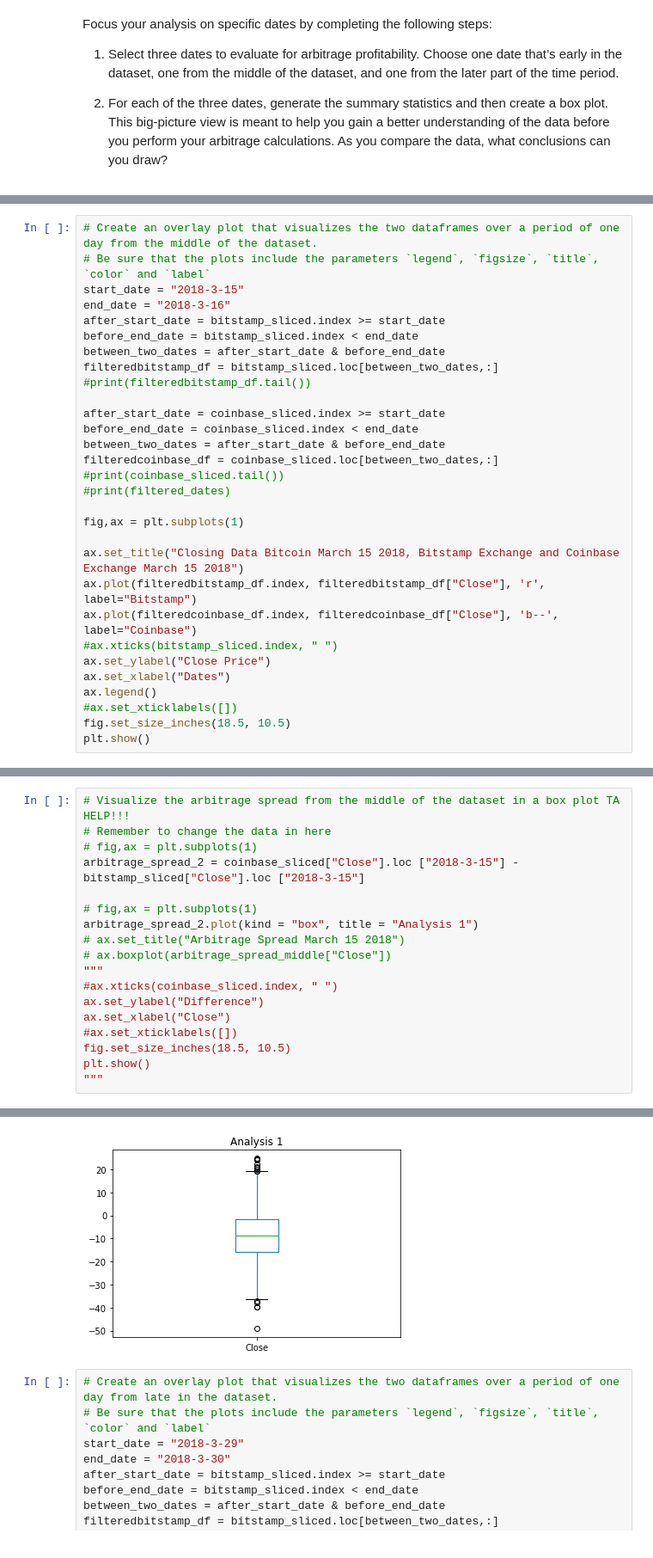
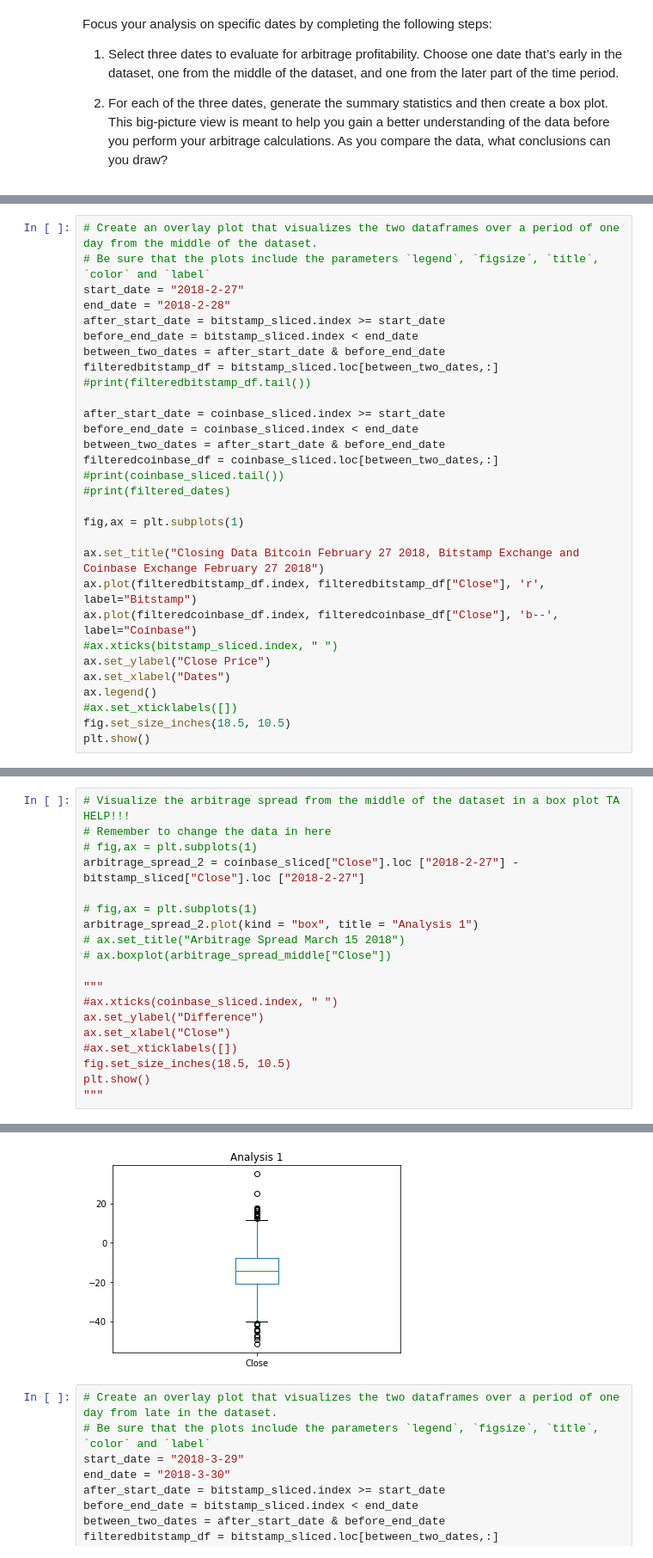
Before and after one commit to madhugirl/Crypto-Arbitrage-Opportunity, a Jupyter notebook: crypto_arbitrage.ipynb, the cells around one changed output, grey strips where cells are left out. Shown: that part at 86% size. Drawn from its saved outputs; the diff is of its cells as text.

```diff
--- a/crypto_arbitrage.ipynb
+++ b/crypto_arbitrage.ipynb
@@ -554,8 +554,8 @@ plt.show()
 # %%
 # Create an overlay plot that visualizes the two dataframes over a period of one day from the middle of the dataset.
 # Be sure that the plots include the parameters `legend`, `figsize`, `title`, `color` and `label`
-start_date = "2018-3-15"
-end_date = "2018-3-16"
+start_date = "2018-2-27"
+end_date = "2018-2-28"
 after_start_date = bitstamp_sliced.index >= start_date
 before_end_date = bitstamp_sliced.index < end_date
 between_two_dates = after_start_date & before_end_date
@@ -571,7 +571,7 @@ filteredcoinbase_df = coinbase_sliced.loc[between_two_dates,:]
 
 fig,ax = plt.subplots(1)
 
-ax.set_title("Closing Data Bitcoin March 15 2018, Bitstamp Exchange and Coinbase Exchange March 15 2018")
+ax.set_title("Closing Data Bitcoin February 27 2018, Bitstamp Exchange and Coinbase Exchange February 27 2018")
 ax.plot(filteredbitstamp_df.index, filteredbitstamp_df["Close"], 'r', label="Bitstamp")
 ax.plot(filteredcoinbase_df.index, filteredcoinbase_df["Close"], 'b--', label="Coinbase")
 #ax.xticks(bitstamp_sliced.index, " ")
@@ -609,24 +609,25 @@ See the caveats in the documentation: https://pandas.pydata.org/pandas-docs/stab
 # %%
 # Visualize the arbitrage spread from the middle of the dataset in a box plot TA HELP!!!
 # Remember to change the data in here
 # fig,ax = plt.subplots(1)
-arbitrage_spread_2 = coinbase_sliced["Close"].loc ["2018-3-15"] - bitstamp_sliced["Close"].loc ["2018-3-15"]
+arbitrage_spread_2 = coinbase_sliced["Close"].loc ["2018-2-27"] - bitstamp_sliced["Close"].loc ["2018-2-27"]
 
 # fig,ax = plt.subplots(1)
 arbitrage_spread_2.plot(kind = "box", title = "Analysis 1")
 # ax.set_title("Arbitrage Spread March 15 2018")
 # ax.boxplot(arbitrage_spread_middle["Close"])
+
 """
 #ax.xticks(coinbase_sliced.index, " ")
 ax.set_ylabel("Difference")
 ax.set_xlabel("Close")
 #ax.set_xticklabels([])
 fig.set_size_inches(18.5, 10.5)
 plt.show()
 """
 # %% [output]
 '\n#ax.xticks(coinbase_sliced.index, " ")\nax.set_ylabel("Difference")\nax.set_xlabel("Close")\n#ax.set_xticklabels([])\nfig.set_size_inches(18.5, 10.5)\nplt.show()\n'
-[figure, old version]
+[figure, new version]
 # %%
 # Create an overlay plot that visualizes the two dataframes over a period of one day from late in the dataset.
 # Be sure that the plots include the parameters `legend`, `figsize`, `title`, `color` and `label`
```
Also changed, not shown: parts of 8 cells of this notebook.
